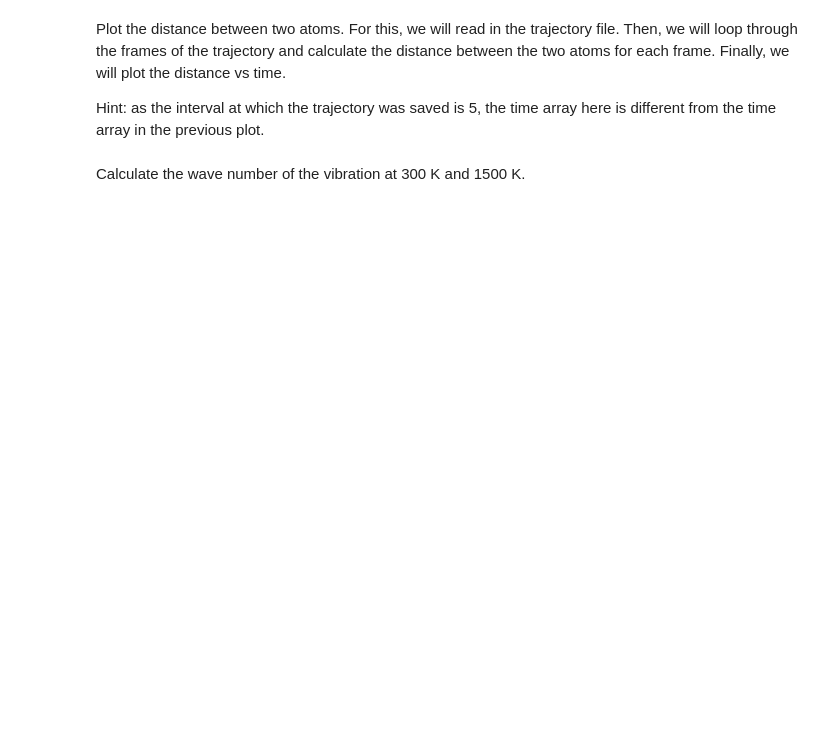
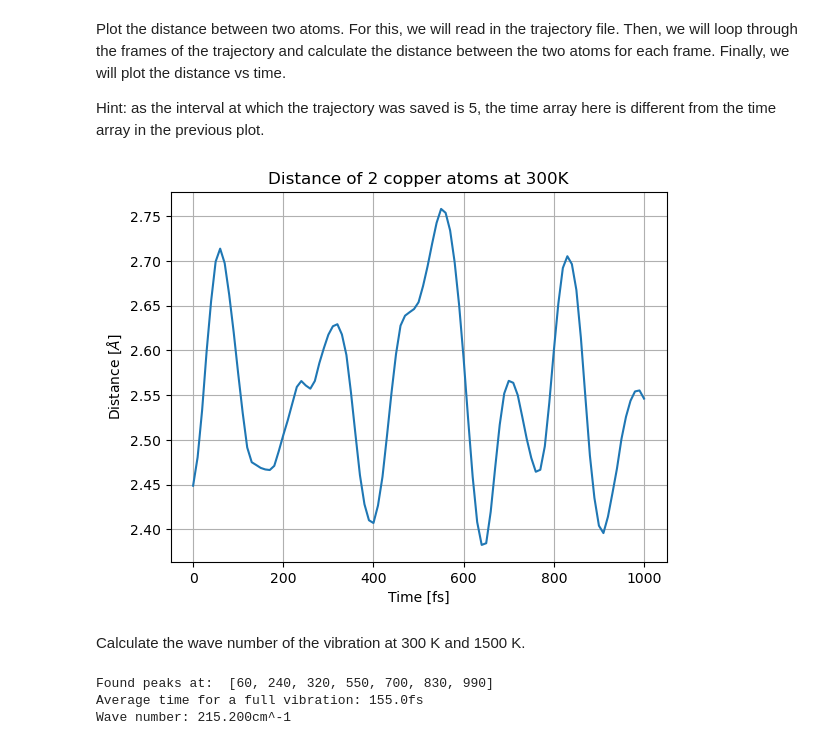
Before and after one commit to JulianBruegger996/Compchem, a Jupyter notebook: 9/Day9_MD_copper.ipynb, the cells around one changed output. Cells and saved outputs as stored; diff of their text form; code cells hidden in the pictures; blank space fills up the shorter version.

```diff
--- a/9/Day9_MD_copper.ipynb
+++ b/9/Day9_MD_copper.ipynb
@@ -60,3 +82,7 @@ Now, we want to simulate copper at 1500 K. This time, we will set the periodic b
 For the md simulation, we again use time steps of 2 fs and a total simulation time of 1 ps.
 # %%
 # run the simulation
+time_step = 2
+steps = 1000 // time_step
+temperature = 1500
+run_simulation_NVT(time_step * units.fs, steps, temperature, f"copper_crystal_{temperature}K", copper_crystal_1500K)
@@ -104,16 +145,32 @@ Hint: as the interval at which the trajectory was saved is 5, the time array her
 # %%
 # Load the trajectory using traj = Trajectory(filename)
+traj = Trajectory("copper_crystal_300K.traj")
 
 # Define the indices of the two neighbouring atoms. You can visualize the atoms and their indices using ase gui.
+index1 = 0
+index2 = 1
 
 # Create empty lists to store the distances and times. Define the time step and save interval based on your simulation settings.
+distances = []
+times = []
 
 # Loop through frames and calculate the distances
 for i, atoms in enumerate(traj):
     # get the distance between the two atoms using atoms.get_distance(atom_i, atom_j, mic=True)
     # mic=True ensures we measure the distance across periodic boundaries --> measures the shortest distance between the two atoms, even if they are on opposite sides of the periodic box
     # append the distance to the distances list and the corresponding time to the times list using the time steps and interval at which the trajectory was saved
+    distances.append(atoms.get_distance(0, 1, mic=True))
+    times.append(5*i*time_step)
 # %%
 # plot the distance as a function of time. Label the axes and give the plot a title. You can also add a grid for better visualization.
+
+plt.plot(times, distances)
+plt.xlabel("Time [fs]")
+plt.ylabel("Distance [$\AA$]")
+plt.title("Distance of 2 copper atoms at 300K")
+plt.grid()
+plt.show()
+# %% [output]
+[figure, added]
 # %% [markdown]
 Calculate the wave number of the vibration at 300 K and 1500 K.
@@ -120,2 +192,13 @@ Calculate the wave number of the vibration at 300 K and 1500 K.
 # %%
 # Analyze the plot to determine the period of the vibration. You can do this by identifying the time points corresponding to peaks. Calculate the average time for one full vibration cycle and use it to calculate the frequency and wave number of the vibration. The results should be given in cm^-1.
+time_points, peaks = get_peaks(distances, time_step, 5)
+print("Found peaks at: ", time_points)
+
+average_time = np.mean([time_points[i+1] - time_points[i] for i in range(len(time_points) - 1)])
+print(f"Average time for a full vibration: {average_time:.1f}fs")
+wave_number = 33356/average_time
+print(f"Wave number: {wave_number:.3f}cm^-1")
+# %% [output]
+Found peaks at:  [60, 240, 320, 550, 700, 830, 990]
+Average time for a full vibration: 155.0fs
+Wave number: 215.200cm^-1
```
Also changed, not shown: parts of 12 cells of this notebook, 8 other files.
